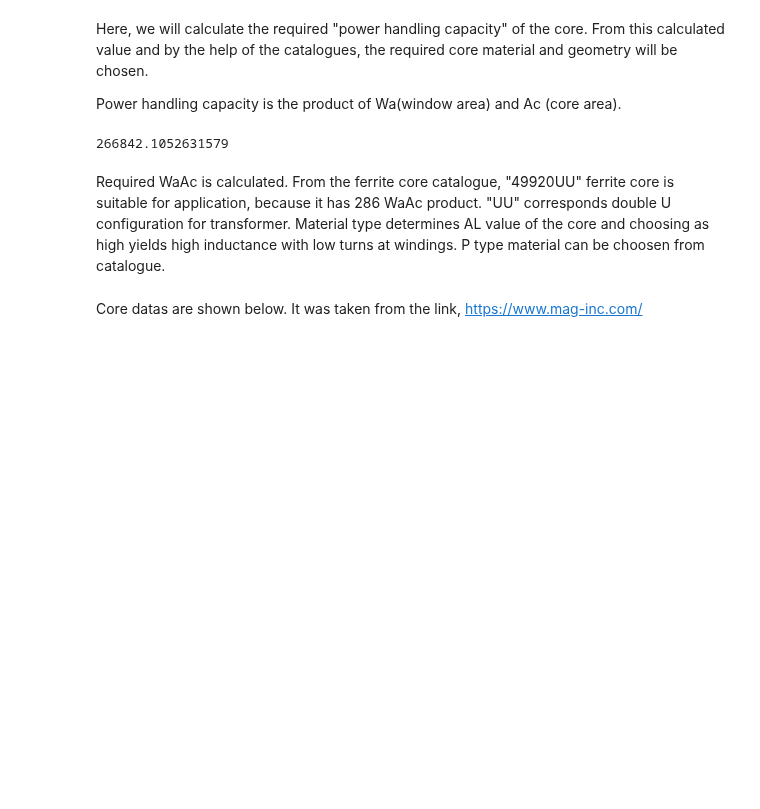
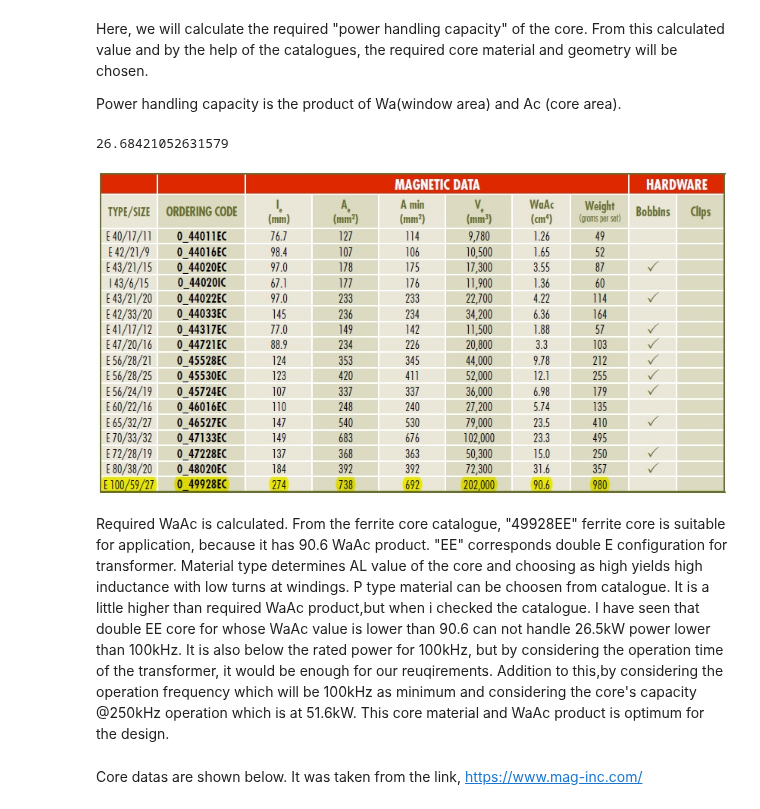
Before and after one commit to odtu/EE564, a Jupyter notebook: XRAY/gokhang/Preliminary Design on Sheet.ipynb, the cells around one changed output. Cells and saved outputs as stored; diff of their text form; code cells hidden in the pictures; blank space fills up the shorter version.

Commit message:
Mistaken parameter corrected
Depending on choosing the WaAc parameter has been corrected and core selection changed. It is updated.

```diff
--- a/XRAY/gokhang/Preliminary Design on Sheet.ipynb
+++ b/XRAY/gokhang/Preliminary Design on Sheet.ipynb
@@ -51,11 +55,16 @@ Power handling capacity is the product of Wa(window area) and Ac (core area).
 C=5.07e-3; #current capacity in cm2/ampere
 e=0.95; #efficiency of the transformer
 K=0.3; #winding factor
-WaAc=(Pout*C*1e8)/(4*e*Bsat*fsw*K)
+WaAc=(Pout*C*1e8)/(4*e*Bsatgau*fsw*K)
 print (WaAc)
 # %% [output]
-266842.1052631579
+26.68421052631579
+# %%
+from IPython.display import Image
+Image(filename='core.jpg')
+# %% [output]
+[figure, added]
 # %% [markdown]
-Required WaAc is calculated. From the ferrite core catalogue, "49920UU" ferrite core is suitable for application, because it has 286 WaAc product. "UU" corresponds double U configuration for transformer. Material type determines AL value of the core and choosing as high yields high inductance with low turns at windings. P type material can be choosen from catalogue.
+Required WaAc is calculated. From the ferrite core catalogue, "49928EE" ferrite core is suitable for application, because it has 90.6 WaAc product. "EE" corresponds double E configuration for transformer. Material type determines AL value of the core and choosing as high yields high inductance with low turns at windings. P type material can be choosen from catalogue. It is a little higher than required WaAc product,but when i checked the catalogue. I have seen that double EE core for whose WaAc value is lower than 90.6 can not handle 26.5kW power lower than 100kHz. It is also below the rated  power for 100kHz, but by considering the operation time of the transformer, it would be enough for our reuqirements. Addition to this,by considering the operation frequency which will be 100kHz as minimum and considering the core's capacity @250kHz operation which is at 51.6kW. This core material and WaAc product is optimum for the design.
 # %% [markdown]
 Core datas are shown below. It was taken from the link, https://www.mag-inc.com/
```
Also changed, not shown: parts of 10 cells of this notebook.
